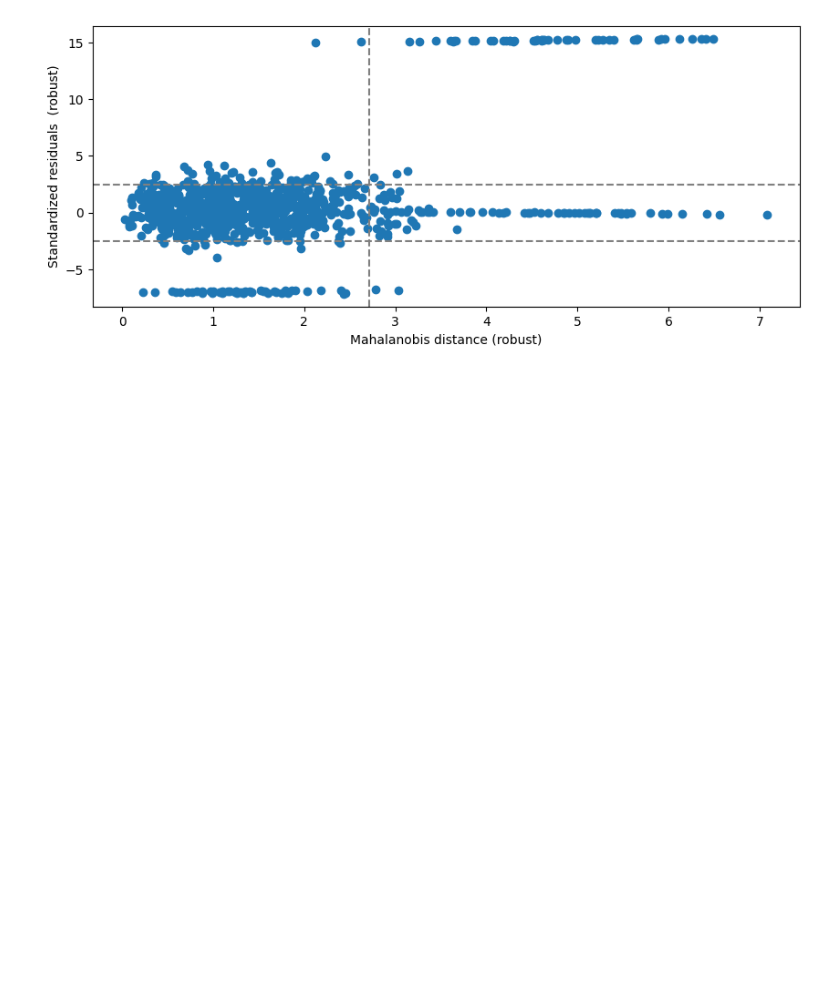
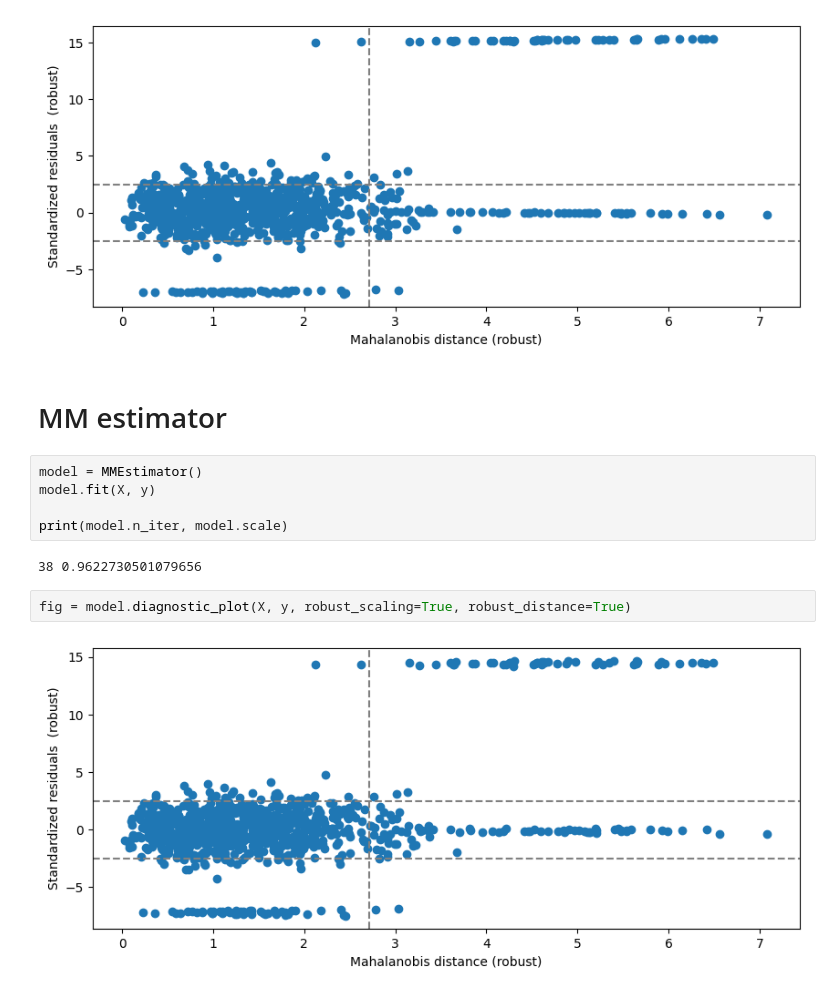
Before and after one commit to STAN-UAntwerp/robpy, a Jupyter notebook: demo_notebooks/regression.ipynb, the cells around one changed output. Saved outputs shown, nothing was run; the diff lists cells and outputs as text; blank space fills up the shorter version.

Commit message:
Implement MM-estimator + add correction factor for LTS scale

```diff
--- a/demo_notebooks/regression.ipynb
+++ b/demo_notebooks/regression.ipynb
@@ -78,3 +81,16 @@ SEstimator()
 fig = model.diagnostic_plot(X, y, robust_scaling=True, robust_distance=True)
 # %% [output]
 [figure]
+# %% [markdown]
+# MM estimator
+# %%
+model = MMEstimator()
+model.fit(X, y)
+
+print(model.n_iter, model.scale)
+# %% [output]
+38 0.9622730501079656
+# %%
+fig = model.diagnostic_plot(X, y, robust_scaling=True, robust_distance=True)
+# %% [output]
+[figure, added]
```
Also changed, not shown: parts of 3 cells of this notebook, 8 other files.
